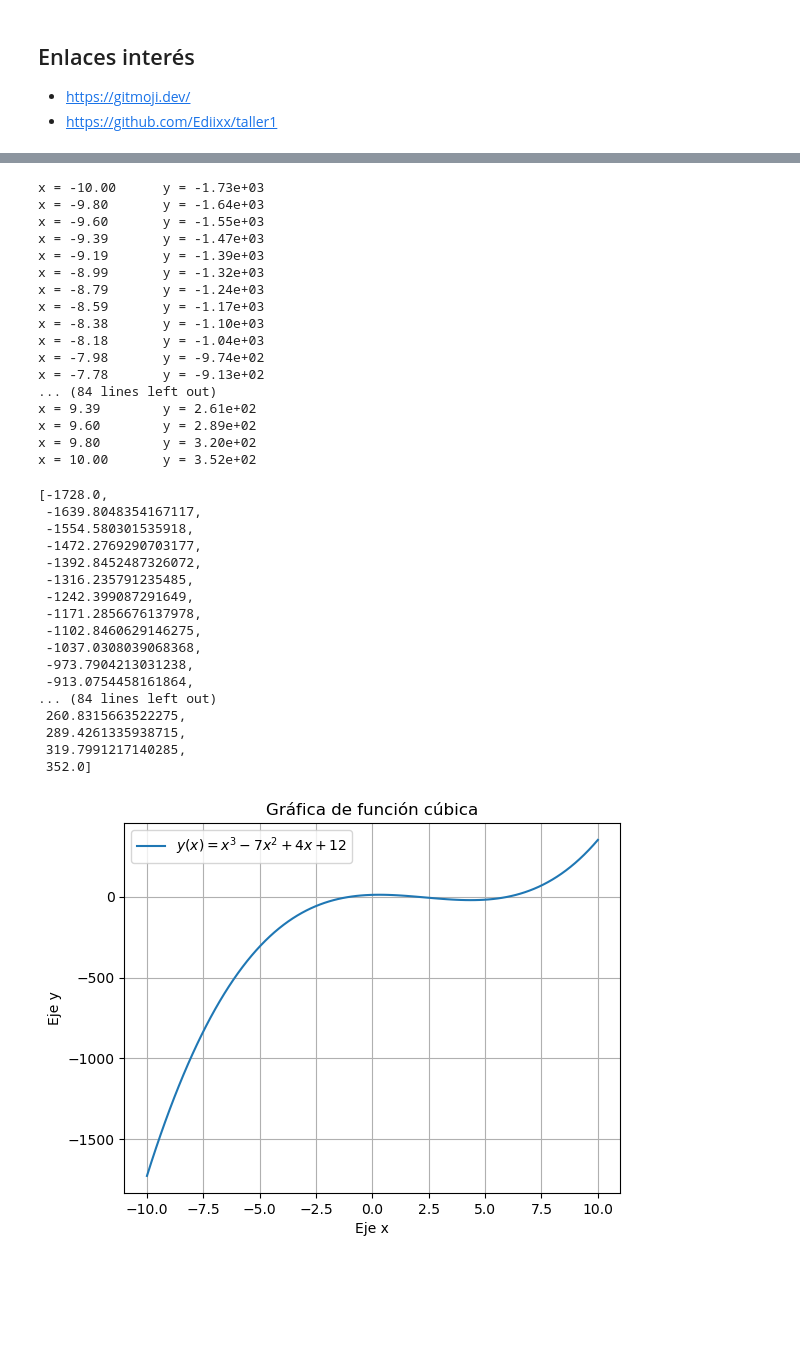
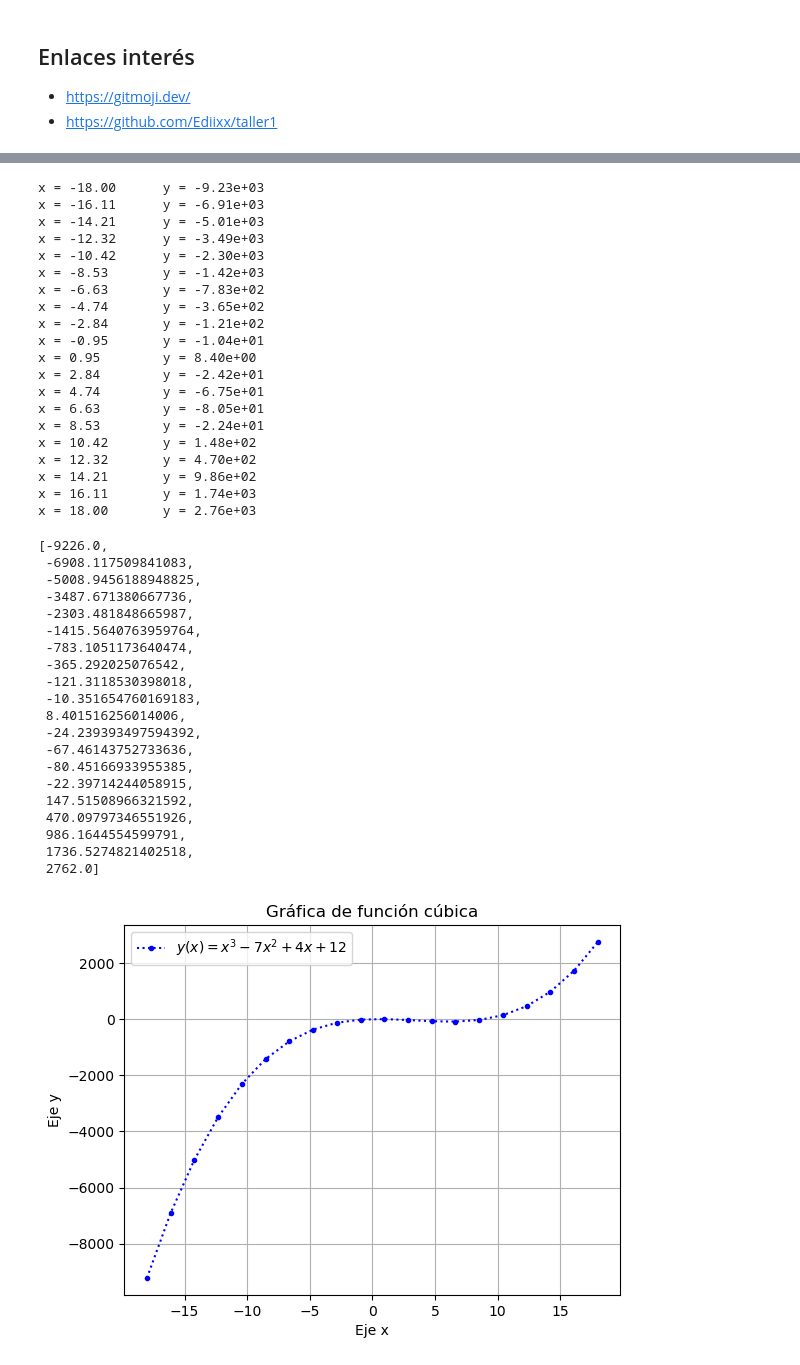
Before and after one commit to Ediixx/taller1, a Jupyter notebook: taller01.ipynb, the cells around one changed output, grey strips where cells are left out. Cells and saved outputs as stored; diff of their text form; code cells hidden in the pictures; blank space fills up the shorter version.

```diff
--- a/taller01.ipynb
+++ b/taller01.ipynb
@@ -31,7 +31,7 @@ def eqn (x: int)-> int:
 import numpy as np
 
 ## TAREA generar 100 datos del -10 al 10
-Xs, step = np.linspace(-10,10, num=100, retstep=True)
+Xs, step = np.linspace(-18,18, num=20, retstep=True)
 # %%
 Ys = []
 for x in Xs:
@@ -41,51 +41,57 @@ for x in Xs:
     print(f"x = {x:.2f} \ty = {y:.2e}")
 Ys
 # %% [output]
-x = -10.00      y = -1.73e+03
-x = -9.80       y = -1.64e+03
-x = -9.60       y = -1.55e+03
-x = -9.39       y = -1.47e+03
-x = -9.19       y = -1.39e+03
-x = -8.99       y = -1.32e+03
-x = -8.79       y = -1.24e+03
-x = -8.59       y = -1.17e+03
-x = -8.38       y = -1.10e+03
-x = -8.18       y = -1.04e+03
-x = -7.98       y = -9.74e+02
-x = -7.78       y = -9.13e+02
-... (84 lines left out)
-x = 9.39        y = 2.61e+02
-x = 9.60        y = 2.89e+02
-x = 9.80        y = 3.20e+02
-x = 10.00       y = 3.52e+02
+x = -18.00      y = -9.23e+03
+x = -16.11      y = -6.91e+03
+x = -14.21      y = -5.01e+03
+x = -12.32      y = -3.49e+03
+x = -10.42      y = -2.30e+03
+x = -8.53       y = -1.42e+03
+x = -6.63       y = -7.83e+02
+x = -4.74       y = -3.65e+02
+x = -2.84       y = -1.21e+02
+x = -0.95       y = -1.04e+01
+x = 0.95        y = 8.40e+00
+x = 2.84        y = -2.42e+01
+x = 4.74        y = -6.75e+01
+x = 6.63        y = -8.05e+01
+x = 8.53        y = -2.24e+01
+x = 10.42       y = 1.48e+02
+x = 12.32       y = 4.70e+02
+x = 14.21       y = 9.86e+02
+x = 16.11       y = 1.74e+03
+x = 18.00       y = 2.76e+03
-[-1728.0,
- -1639.8048354167117,
- -1554.580301535918,
- -1472.2769290703177,
- -1392.8452487326072,
- -1316.235791235485,
- -1242.399087291649,
- -1171.2856676137978,
- -1102.8460629146275,
- -1037.0308039068368,
- -973.7904213031238,
- -913.0754458161864,
-... (84 lines left out)
- 260.8315663522275,
- 289.4261335938715,
- 319.7991217140285,
- 352.0]
+[-9226.0,
+ -6908.117509841083,
+ -5008.9456188948825,
+ -3487.671380667736,
+ -2303.481848665987,
+ -1415.5640763959764,
+ -783.1051173640474,
+ -365.292025076542,
+ -121.3118530398018,
+ -10.351654760169183,
+ 8.401516256014006,
+ -24.239393497594392,
+ -67.46143752733636,
+ -80.45166933955385,
+ -22.39714244058915,
+ 147.51508966321592,
+ 470.09797346551926,
+ 986.1644554599791,
+ 1736.5274821402518,
+ 2762.0]
 # %%
 from matplotlib import pyplot as plt
 
 # import seaborn as sns ## alternativa chévere
 
-_ =plt.plot(Xs,Ys)
+_ =plt.plot(Xs,Ys,marker = ".", color = "blue", linestyle = ":")
 _ =plt.xlabel("Eje x")
 _ =plt.ylabel("Eje y")
 plt.title("Gráfica de función cúbica")
 plt.grid()
 plt.legend(["$y(x) = x^3-7x^2+4x+12$"])
 plt.show()
 # %% [output]
-[figure, old version]
+[figure, new version]
```
Also changed, not shown: parts of 7 cells of this notebook.
